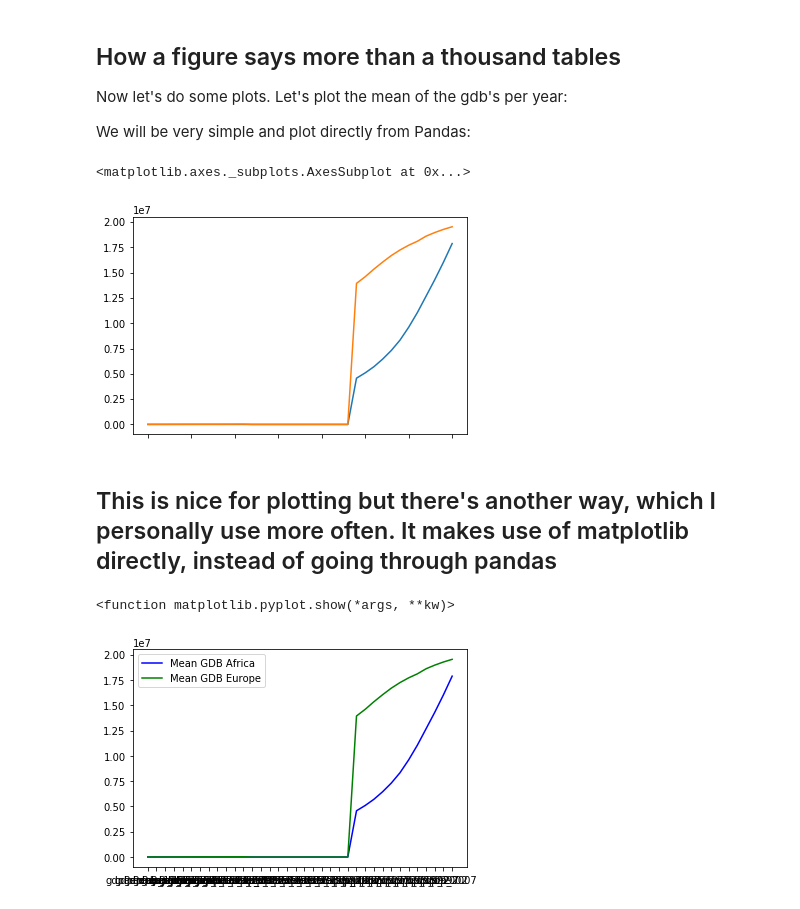
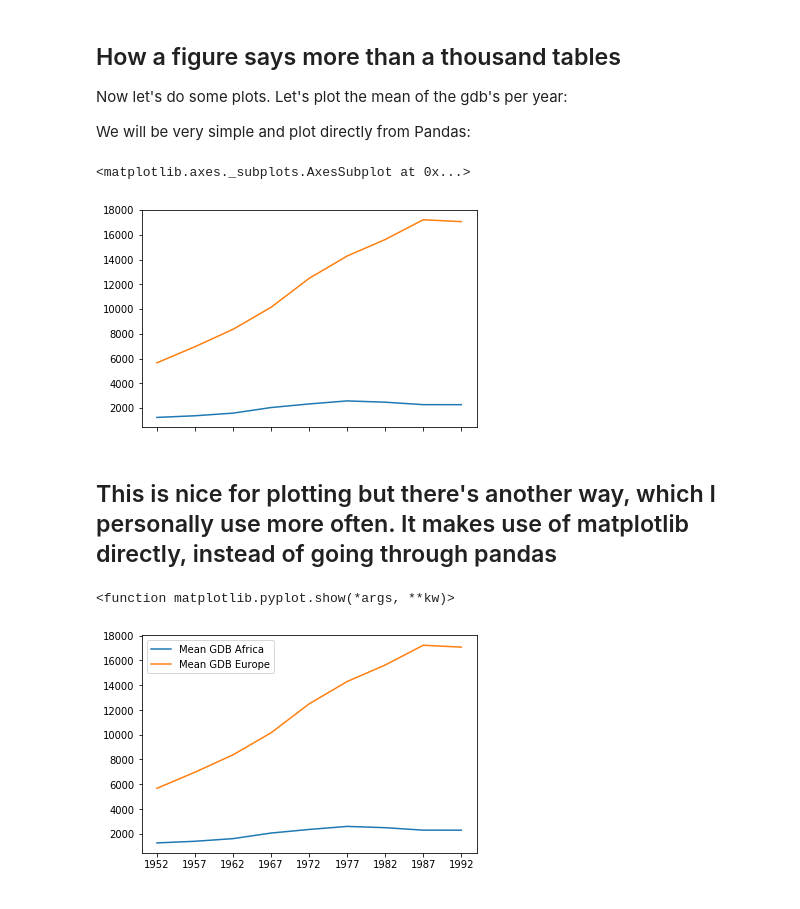
Before and after one commit to vwkoppejan/nb4-2019-03-28-Delft, a Jupyter notebook: dataframes-plotting.ipynb, the cells around one changed output. Drawn from its saved outputs; the diff is of its cells as text; code cells hidden in the pictures.

Commit message:
finished plotting part for dataframes

```diff
--- a/dataframes-plotting.ipynb
+++ b/dataframes-plotting.ipynb
@@ -76 +67,3 @@ africa
+# %%
+africa_gdp = africa.loc[:, 'gdpPercap_1952':'gdpPercap_1992']
 # %% [markdown]
@@ -92,7 +84,8 @@ africa.describe()
 We could do the same for Europe:
 # %%
 europe = data.loc[data['continent'] == "Europe"]
-europe.describe()
+europe_gdp = europe.loc[:, 'gdpPercap_1952':'gdpPercap_1992']
+europe_gdp.describe()
 # %% [output]
 |  | gdpPercap_1952 | gdpPercap_1957 | gdpPercap_1962 | gdpPercap_1967 | gdpPercap_1972 | gdpPercap_1977 | ... |
 | count | 30.000000 | 30.000000 | 30.000000 | 30.000000 | 30.000000 | 30.000000 | ... |
@@ -111,26 +103,26 @@ europe.describe()
 
  We will be very simple and plot directly from Pandas:
 # %%
-africa.describe().loc["mean"].plot()
-europe.describe().loc["mean"].plot()
+africa_gdp.describe().loc["mean"].plot()
+europe_gdp.describe().loc["mean"].plot()
 # %% [output]
 <matplotlib.axes._subplots.AxesSubplot at 0x...>
-[figure, old version]
+[figure, new version]
 # %% [markdown]
 ## This is nice for plotting but there's another way, which I personally use more often. It makes use of matplotlib directly, instead of going through pandas
 # %%
 # make two placeholder variables for africa and europe
-mean_africa = africa.describe().loc["mean"]
-mean_europe = europe.describe().loc["mean"]
+mean_africa = africa_gdp.describe().loc["mean"]
+mean_europe = europe_gdp.describe().loc["mean"]
 
-# todo, extract yeards
+# Extract year from last 4 characters of each column name
+years = africa_gdp.columns.str.strip('gdpPercap_')
 
 # plot the data
-# Plot with differently-colored markers.
-plt.plot(mean_africa, 'b-', label='Mean GDB Africa')
-plt.plot(mean_europe, 'g-', label='Mean GDB Europe')
+plt.plot(years, mean_africa, label='Mean GDB Africa')
+plt.plot(years, mean_europe, label='Mean GDB Europe')
 plt.legend()
 plt.show
 # %% [output]
 <function matplotlib.pyplot.show(*args, **kw)>
-[figure, old version]
+[figure, new version]
```
Also changed, not shown: parts of 15 cells of this notebook.
